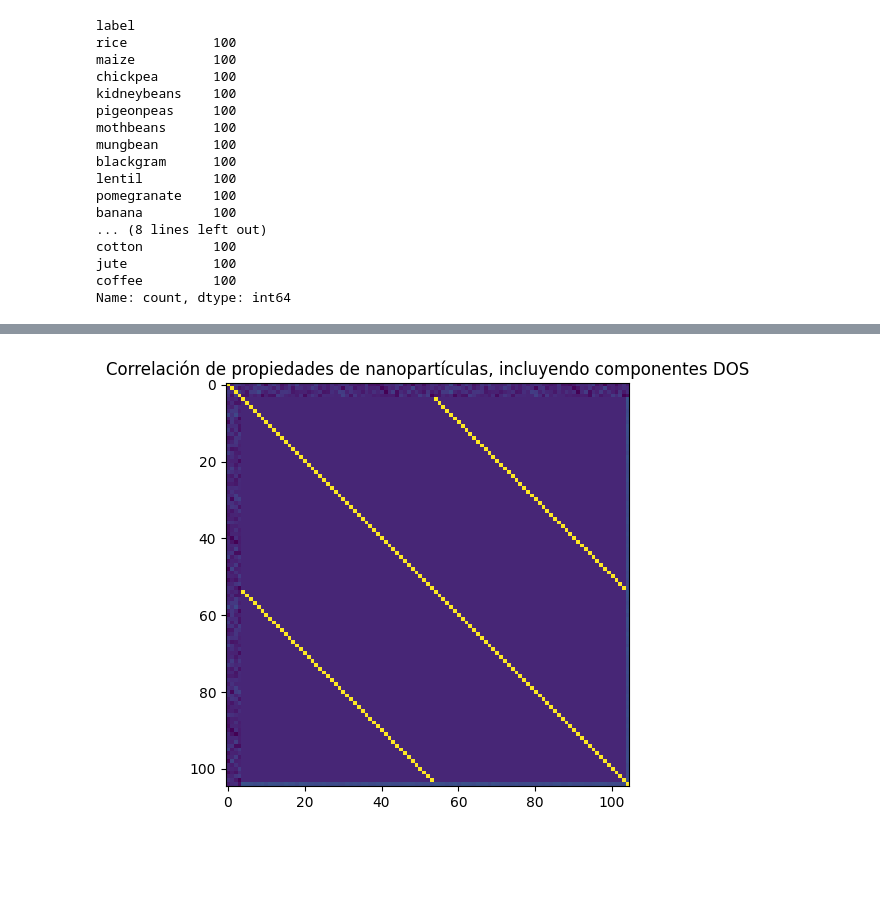
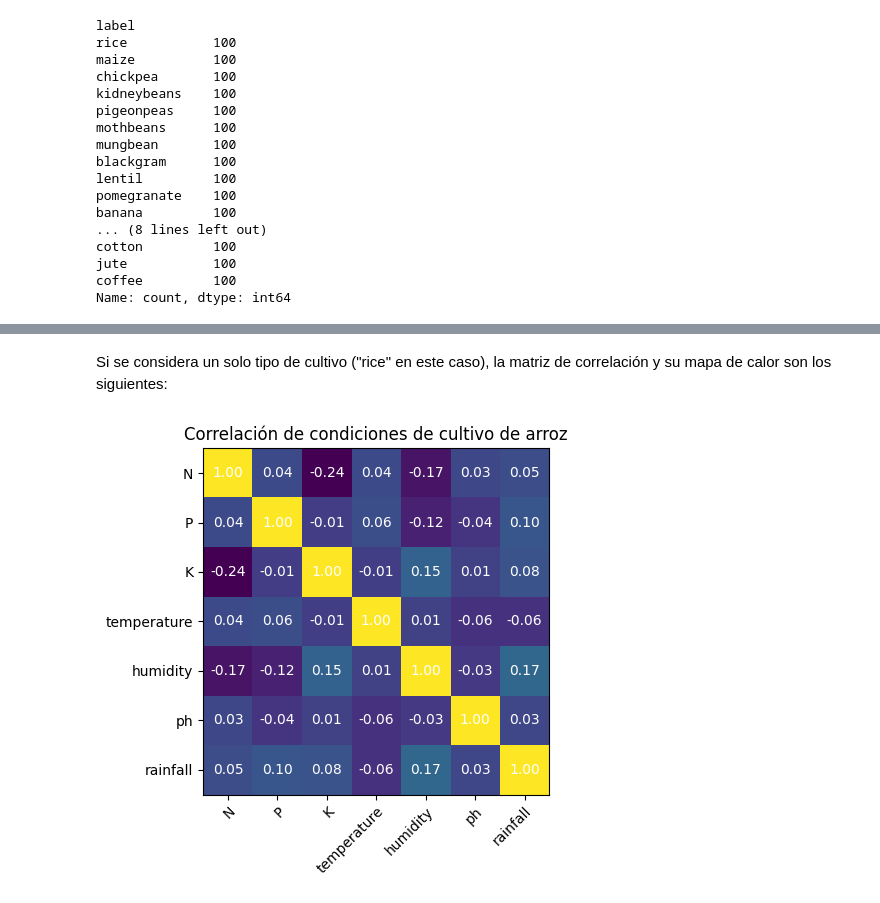
Before and after one commit to Frozen-Burrito/sim-matematica, a Jupyter notebook: proyectos/modulo_1/ProyectoModulo1_CardonaM_CurielM_MendozaF.ipynb, the cells around one changed output, grey strips where cells are left out. Drawn from its saved outputs; the diff is of its cells as text; code cells hidden in the pictures; blank space fills up the shorter version.

```diff
--- a/proyectos/modulo_1/ProyectoModulo1_CardonaM_CurielM_MendozaF.ipynb
+++ b/proyectos/modulo_1/ProyectoModulo1_CardonaM_CurielM_MendozaF.ipynb
@@ -172,15 +198,26 @@ Considerando todas las columnas del conjunto de datos, se observa un índice de
-# %%
-ultima_columna = columnas.pop()
-columnas += ["dos_pc" + str(i) for i in range(1,51)]
-columnas.append(ultima_columna)
-
-matriz_correlacion = df[columnas].corr()
-
-fig, ax = plt.subplots()
-im = ax.imshow(matriz_correlacion)
-
-ax.set_title("Correlación de propiedades de nanopartículas, incluyendo componentes DOS")
-fig.tight_layout()
-plt.show()
-# %% [output]
-[figure, removed]
+# %% [markdown]
+Si se considera un solo tipo de cultivo ("rice" en este caso), la matriz de correlación y su mapa de calor son los siguientes:
+# %%
+columnas_visualizadas = ["N", "P", "K", "temperature", "humidity", "ph", "rainfall"]
+
+df_solo_arroz = df[df["label"] == "rice"]
+matriz_correlacion = df_solo_arroz[columnas_visualizadas].corr()
+
+fig, ax = plt.subplots()
+im = ax.imshow(matriz_correlacion)
+
+# Agregar anotaciones en los ejes y en cada recuadro del mapa.
+ax.set_xticks(range(len(columnas_visualizadas)), labels=columnas_visualizadas, rotation=45, ha="right", rotation_mode="anchor")
+ax.set_yticks(range(len(columnas_visualizadas)), labels=columnas_visualizadas)
+
+for i in range(len(columnas_visualizadas)):
+    for j in range(len(columnas_visualizadas)):
+        text = ax.text(j, i, f"{matriz_correlacion.iloc[i].iloc[j]:.2f}", ha="center", va="center", color="w")
+
+ax.set_title("Correlación de condiciones de cultivo de arroz")
+fig.tight_layout()
+
+plt.savefig("graficas/mapa_correlacion_arroz.png", dpi=300)
+plt.show()
+# %% [output]
+[figure, added]
```
Also changed, not shown: parts of 20 cells of this notebook, 6 other files.
